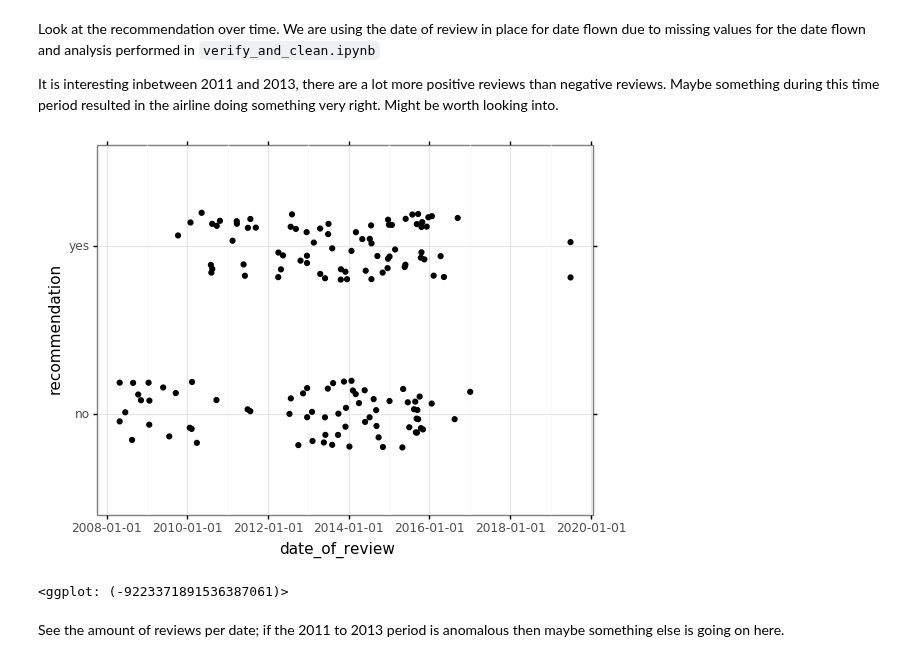
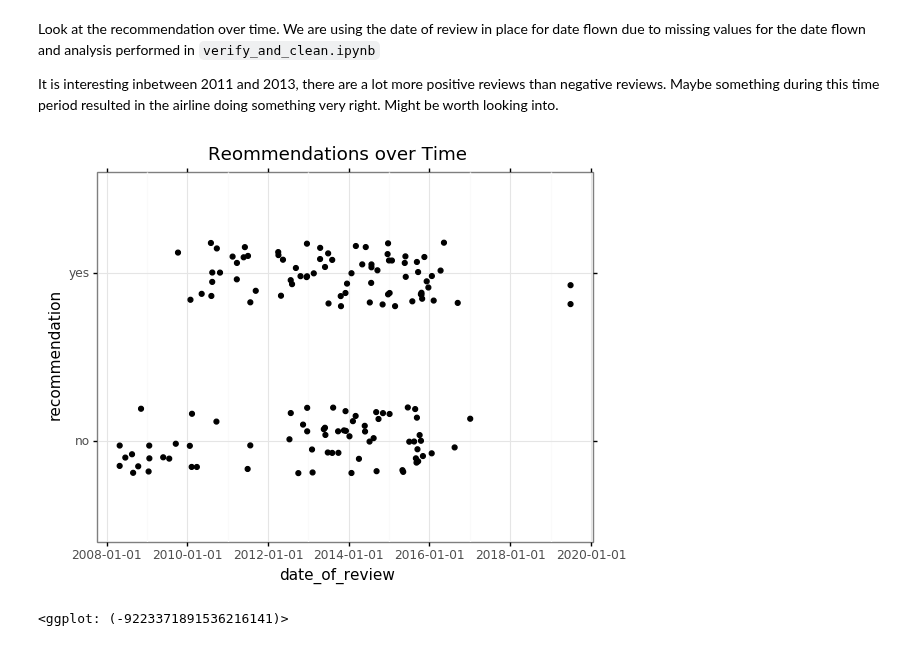
Before and after one commit to EvanYathon/airline_reviews, a Jupyter notebook: src/ipynbs/EDA.ipynb, the cells around one changed output. Drawn from its saved outputs; the diff is of its cells as text; code cells hidden in the pictures.

Commit message:
added EDA plots for various ratings

```diff
--- a/src/ipynbs/EDA.ipynb
+++ b/src/ipynbs/EDA.ipynb
@@ -102,10 +102,9 @@ It is interesting inbetween 2011 and 2013, there are a lot more positive reviews
 # %%
 (ggplot(reviews, aes(x = "date_of_review", y = "recommendation"))
  + geom_jitter(height = 0.2)
  + theme_bw()
+ + labs(title = "Reommendations over Time")
 )
 # %% [output]
-[figure, old version]
+[figure, new version]
-<ggplot: (-9223371891536387061)>
+<ggplot: (-9223371891536216141)>
-# %% [markdown]
-See the amount of reviews per date; if the 2011 to 2013 period is anomalous then maybe something else is going on here.
```
Also changed, not shown: parts of 12 cells of this notebook.
